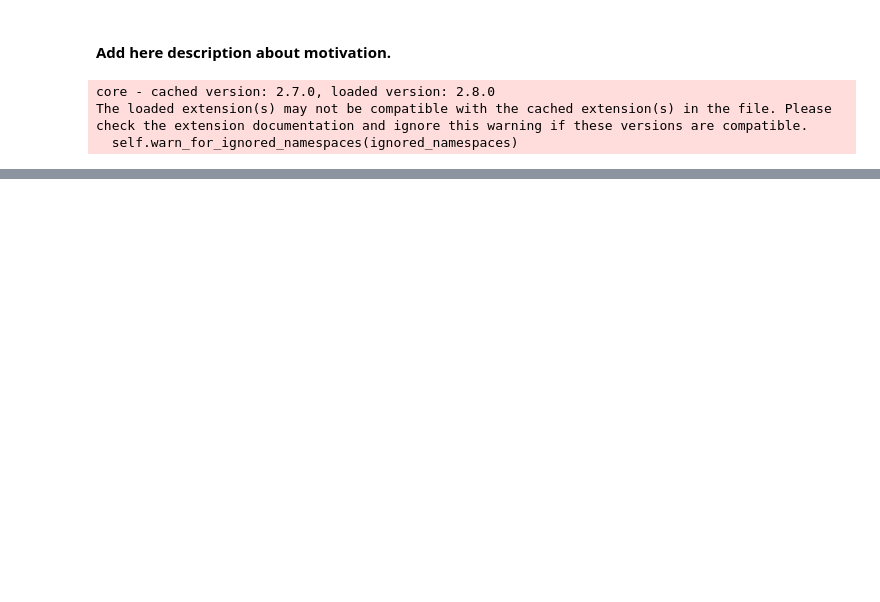
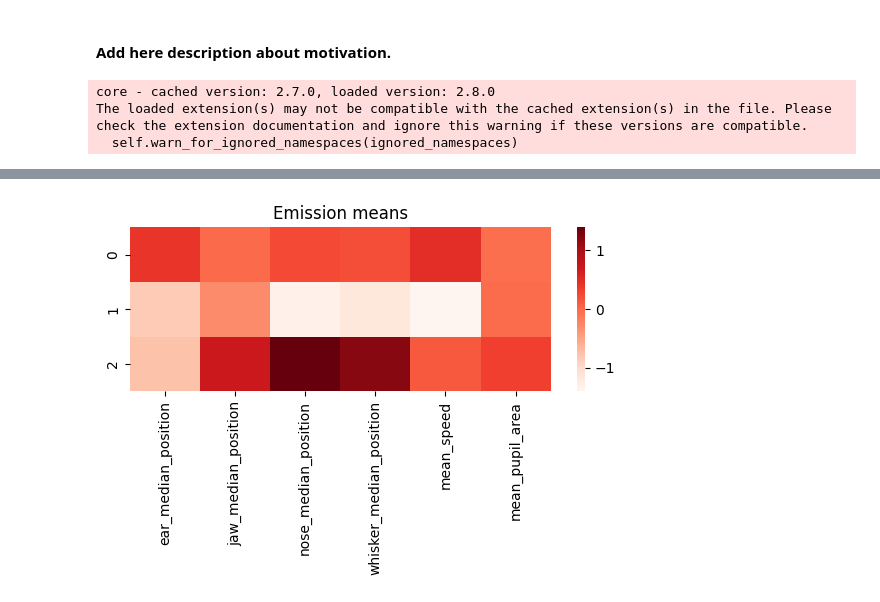
Before and after one commit to AllenSWDB/SWDB_2025_Behavior-States, a Jupyter notebook: code/Workshop-2.ipynb, the cells around one changed output, grey strips where cells are left out. Saved outputs shown, nothing was run; the diff lists cells and outputs as text; code cells hidden in the pictures; blank space fills up the shorter version.

```diff
--- a/code/Workshop-2.ipynb
+++ b/code/Workshop-2.ipynb
@@ -304,0 +335,7 @@ plt.tight_layout()
+# %%
+plt.figure(figsize = (5.8, 4))
+sns.heatmap(params.emissions.means, xticklabels = behavior_data.keys(), yticklabels= np.arange(number_of_states), cmap = 'Reds')
+plt.title('Emission means')
+plt.tight_layout()
+# %% [output]
+[figure, added]
```
Also changed, not shown: parts of 11 cells of this notebook, 2 other files.
